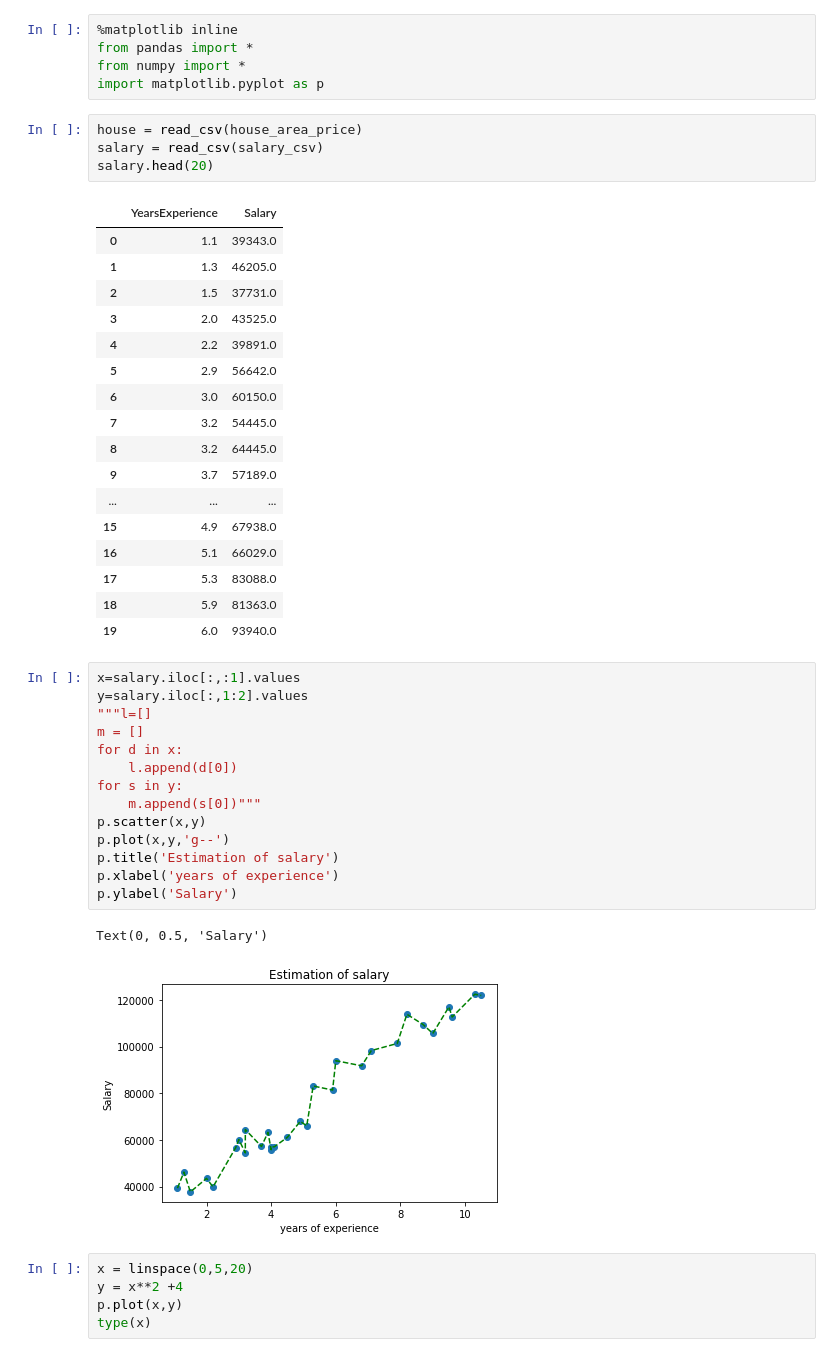
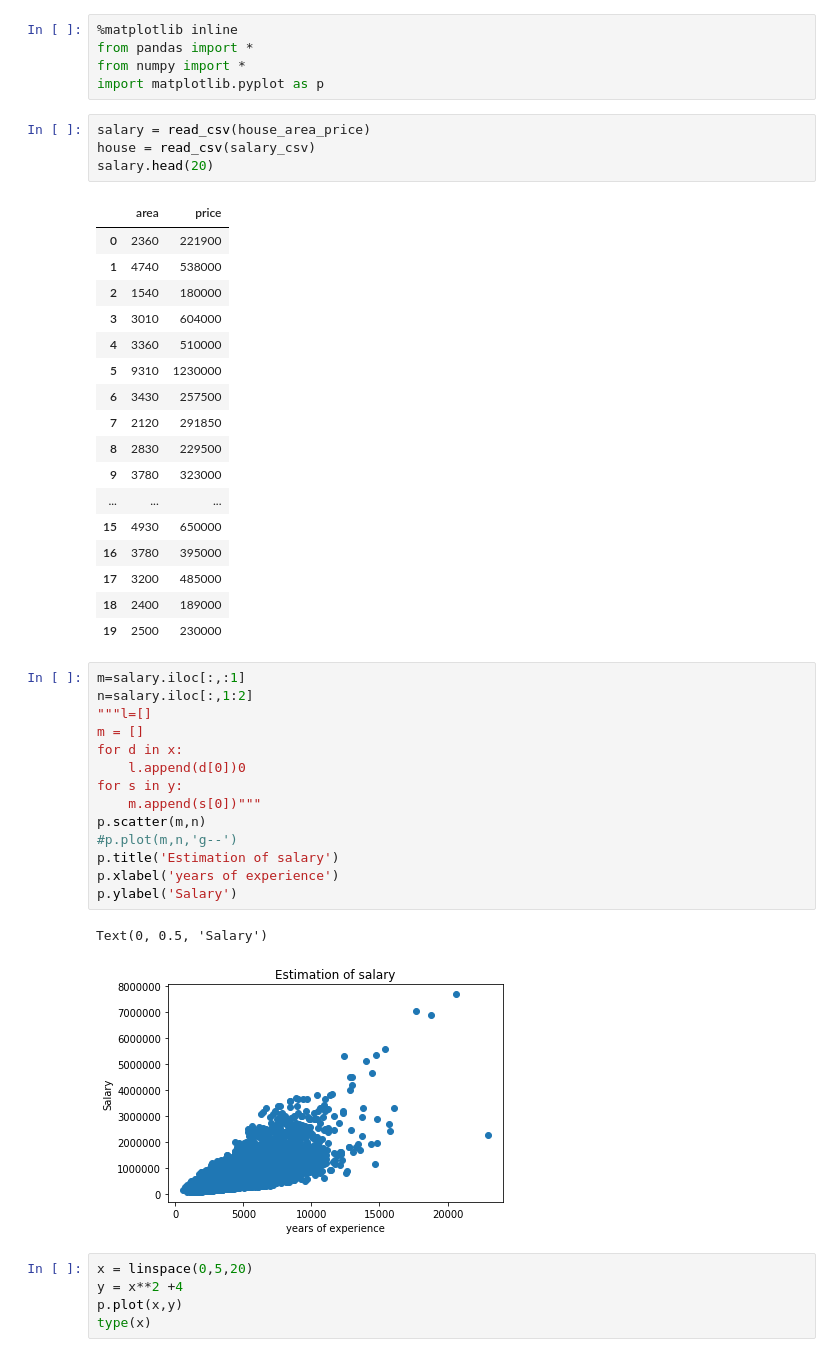
Before and after one commit to Ghost-kaze/trainig, a Jupyter notebook: day 12-13.ipynb, the cells around one changed output. Cells and saved outputs as stored; diff of their text form.

```diff
--- a/day 12-13.ipynb
+++ b/day 12-13.ipynb
@@ -10,44 +10,44 @@ from pandas import *
 from numpy import *
 import matplotlib.pyplot as p
 # %%
-house = read_csv(house_area_price)
-salary = read_csv(salary_csv)
+salary = read_csv(house_area_price)
+house = read_csv(salary_csv)
 salary.head(20)
 # %% [output]
-|  | YearsExperience | Salary |
-| 0 | 1.1 | 39343.0 |
-| 1 | 1.3 | 46205.0 |
-| 2 | 1.5 | 37731.0 |
-| 3 | 2.0 | 43525.0 |
-| 4 | 2.2 | 39891.0 |
-| 5 | 2.9 | 56642.0 |
-| 6 | 3.0 | 60150.0 |
-| 7 | 3.2 | 54445.0 |
-| 8 | 3.2 | 64445.0 |
-| 9 | 3.7 | 57189.0 |
+|  | area | price |
+| 0 | 2360 | 221900 |
+| 1 | 4740 | 538000 |
+| 2 | 1540 | 180000 |
+| 3 | 3010 | 604000 |
+| 4 | 3360 | 510000 |
+| 5 | 9310 | 1230000 |
+| 6 | 3430 | 257500 |
+| 7 | 2120 | 291850 |
+| 8 | 2830 | 229500 |
+| 9 | 3780 | 323000 |
 | ... | ... | ... |
-| 15 | 4.9 | 67938.0 |
-| 16 | 5.1 | 66029.0 |
-| 17 | 5.3 | 83088.0 |
-| 18 | 5.9 | 81363.0 |
-| 19 | 6.0 | 93940.0 |
+| 15 | 4930 | 650000 |
+| 16 | 3780 | 395000 |
+| 17 | 3200 | 485000 |
+| 18 | 2400 | 189000 |
+| 19 | 2500 | 230000 |
 # %%
-x=salary.iloc[:,:1].values
-y=salary.iloc[:,1:2].values
+m=salary.iloc[:,:1]
+n=salary.iloc[:,1:2]
 """l=[]
 m = []
 for d in x:
-    l.append(d[0])
+    l.append(d[0])0
 for s in y:
     m.append(s[0])"""
-p.scatter(x,y)
-p.plot(x,y,'g--')
+p.scatter(m,n)
+#p.plot(m,n,'g--')
 p.title('Estimation of salary')
 p.xlabel('years of experience')
 p.ylabel('Salary')
 # %% [output]
 Text(0, 0.5, 'Salary')
-[figure, old version]
+[figure, new version]
 # %%
 x = linspace(0,5,20)
 y = x**2 +4
```
Also changed, not shown: parts of 20 cells of this notebook, 3 other files.
